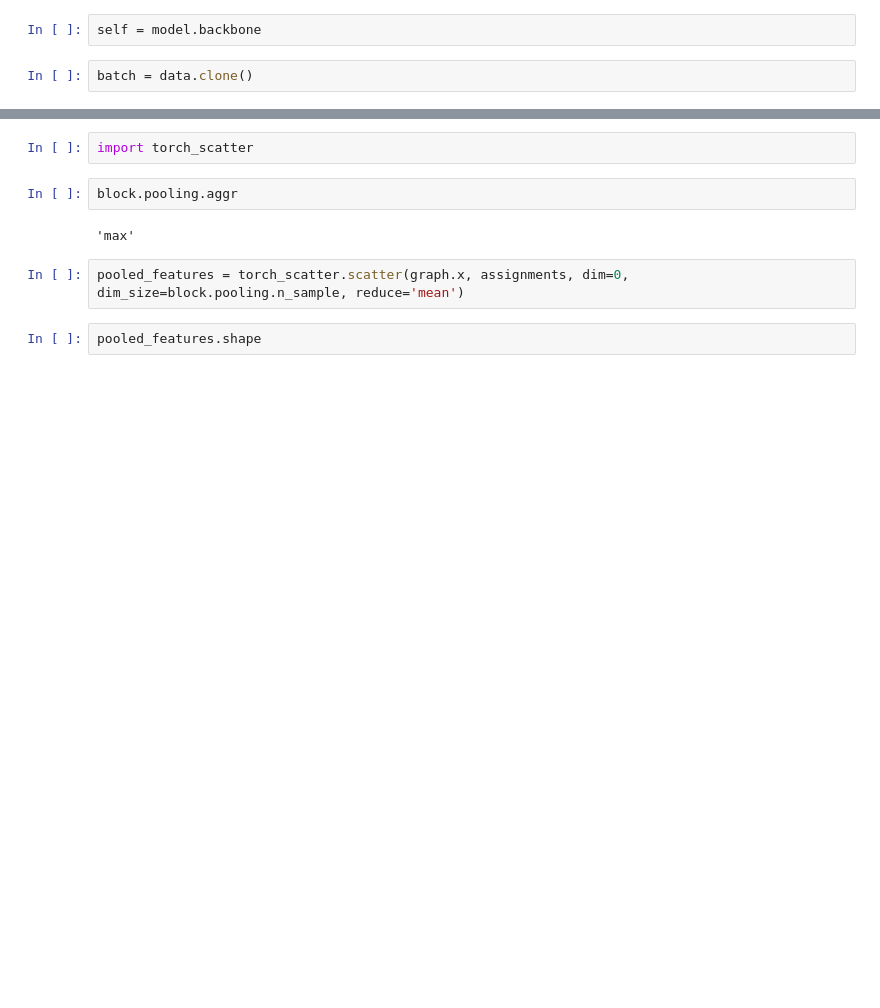
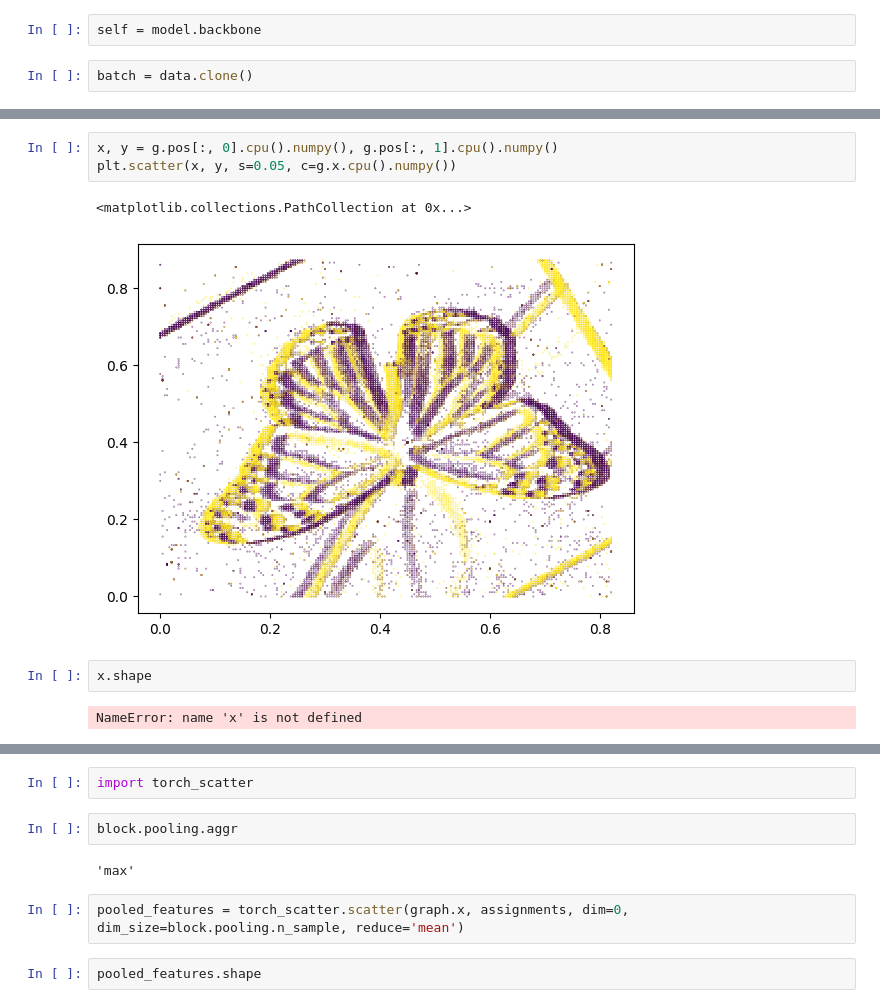
Before and after one commit to KevinHOARAU974/event_graph_aegnn, a Jupyter notebook: SparseYolox.ipynb, the cells around one changed output, grey strips where cells are left out. Cells and saved outputs as stored; diff of their text form; blank space fills up the shorter version.

```diff
--- a/SparseYolox.ipynb
+++ b/SparseYolox.ipynb
@@ -136,0 +203,10 @@ UniformSampling()
+# %%
+x, y = g.pos[:, 0].cpu().numpy(), g.pos[:, 1].cpu().numpy()
+plt.scatter(x, y, s=0.05, c=g.x.cpu().numpy())
+# %% [output]
+<matplotlib.collections.PathCollection at 0x...>
+[figure, added]
+# %%
+x.shape
+# %% [output]
+NameError: name 'x' is not defined
```
Also changed, not shown: parts of 36 cells of this notebook, 5 other files.
